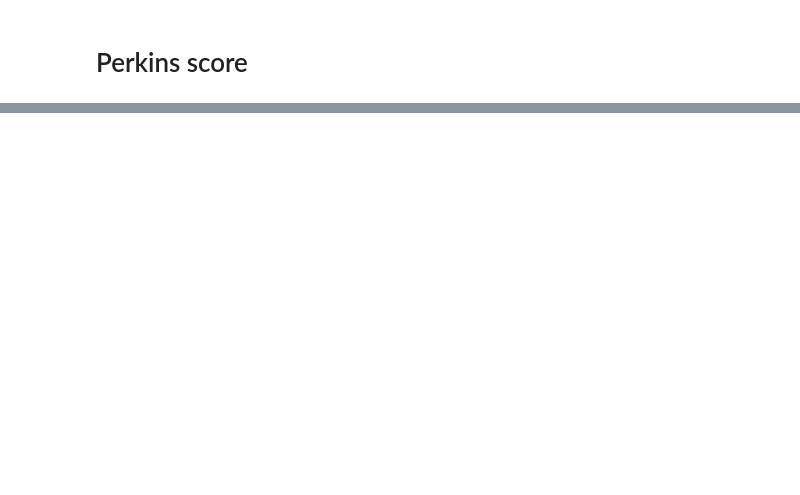
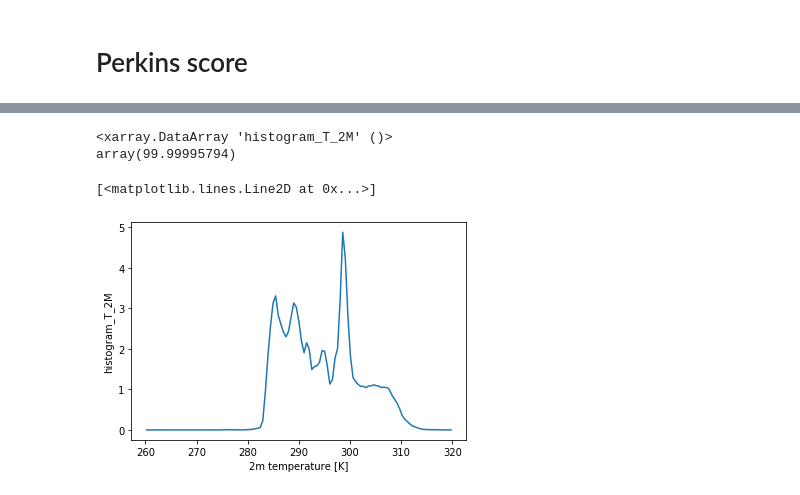
Before and after one commit to LeoMicollet/Downscaling_CM, a Jupyter notebook: dev/Metrics.ipynb, the cells around one changed output, grey strips where cells are left out. Saved outputs shown, nothing was run; the diff lists cells and outputs as text; code cells hidden in the pictures; blank space fills up the shorter version.

```diff
--- a/dev/Metrics.ipynb
+++ b/dev/Metrics.ipynb
@@ -223,0 +269,14 @@ bilin_2km.T_2M.isel(time = 0).values[2][3]
+# %%
+bins = np.linspace(260, 320, 1200)
+h = histogram(day_2km.T_2M.isel(time = 13), bins = [bins])
+h.values = h.values*100/(1542**2)
+# %%
+h.sum()
+# %% [output]
+<xarray.DataArray 'histogram_T_2M' ()>
+array(99.99995794)
+# %%
+h.plot()
+# %% [output]
+[<matplotlib.lines.Line2D at 0x...>]
+[figure, added]
```
Also changed, not shown: parts of 11 cells of this notebook, 1 other file.
